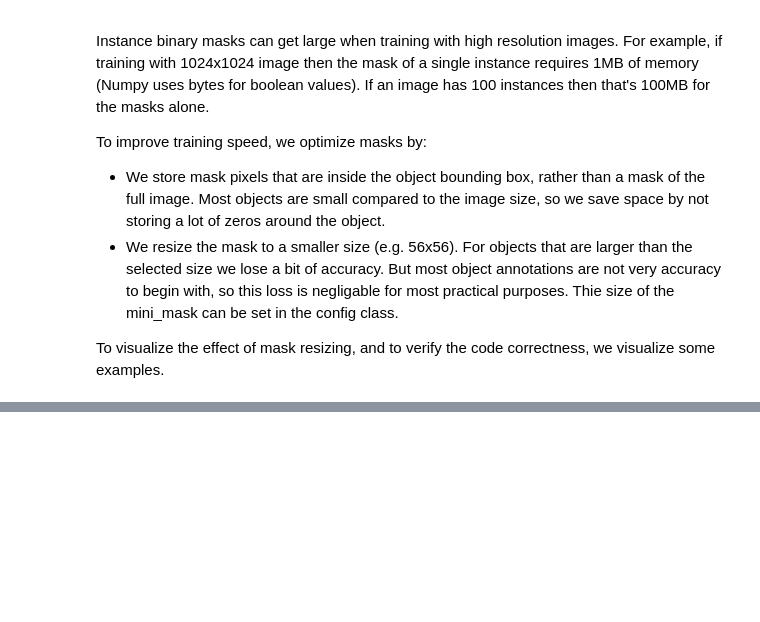
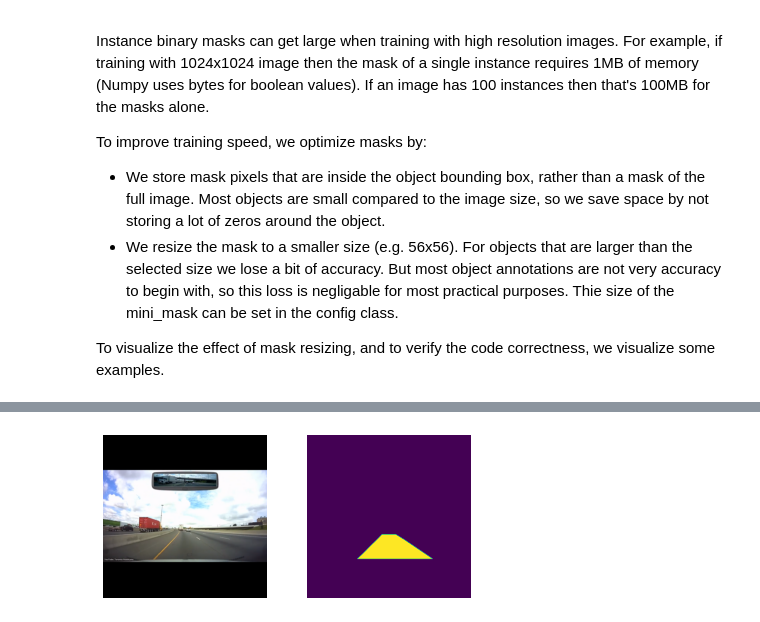
Before and after one commit to Pratham1807/Mask_RCNN, a Jupyter notebook: samples/lane/inspect_lane_data.ipynb, the cells around one changed output, grey strips where cells are left out. Cells and saved outputs as stored; diff of their text form; code cells hidden in the pictures; blank space fills up the shorter version.

```diff
--- a/samples/lane/inspect_lane_data.ipynb
+++ b/samples/lane/inspect_lane_data.ipynb
@@ -169,0 +182,4 @@ image, image_meta, class_ids, bbox, mask = modellib.load_image_gt(
+# %%
+display_images([image]+[mask[:,:,i] for i in range(min(mask.shape[-1], 7))])
+# %% [output]
+[figure, added]
```
Also changed, not shown: parts of 25 cells of this notebook.
